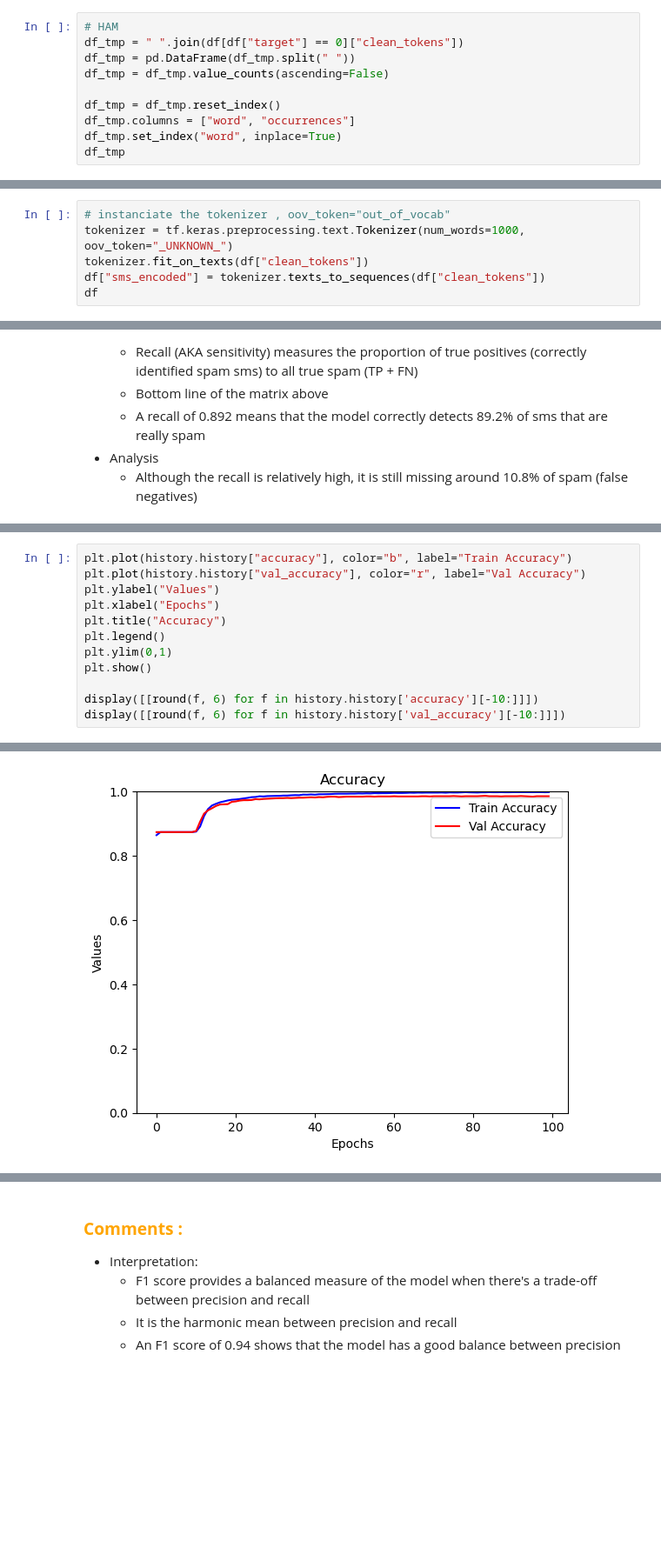
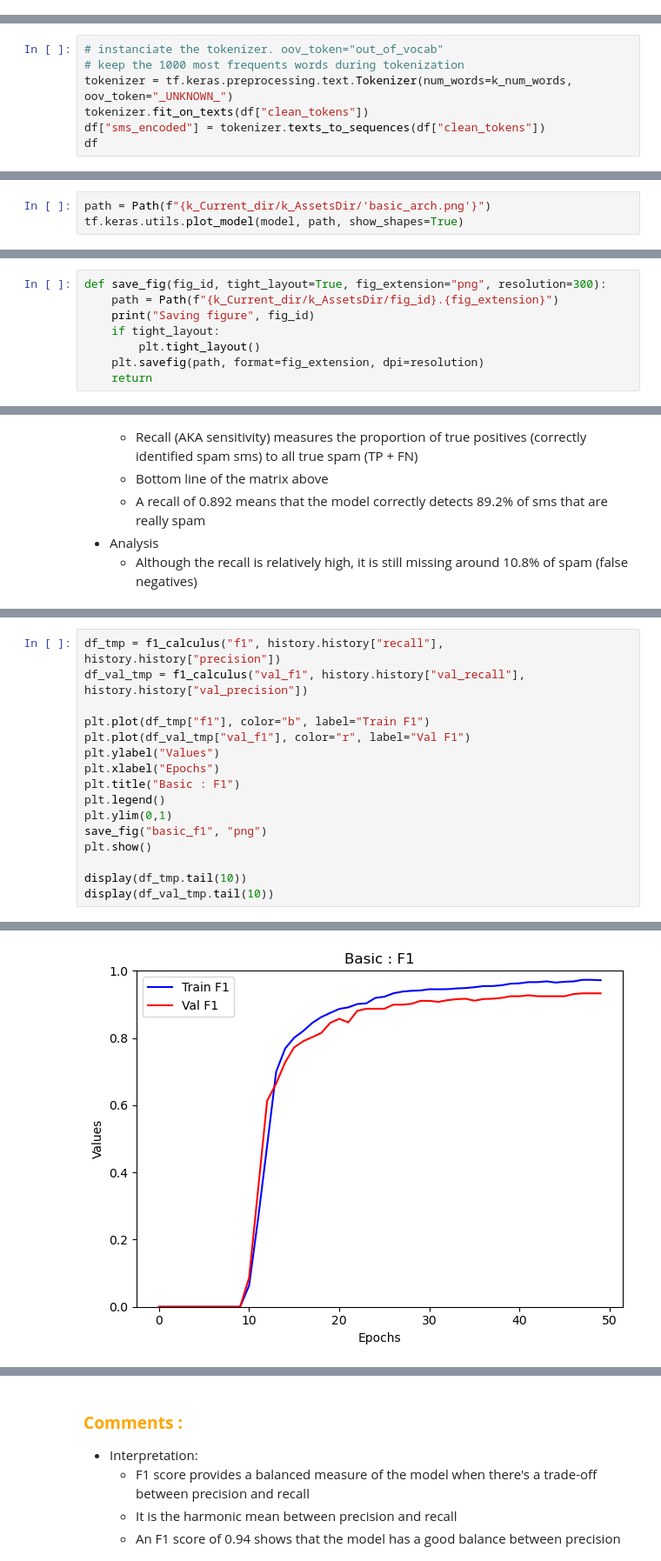
Before and after one commit to 40tude/02_Data-Science_Fullstack_march_2024, a Jupyter notebook: 07_deep_learning/99_Project_ATT/02_att.ipynb, the cells around one changed output, grey strips where cells are left out. Shown at 87% size. Cells and saved outputs as stored; diff of their text form; blank space fills up the shorter version.

```diff
--- a/07_deep_learning/99_Project_ATT/02_att.ipynb
+++ b/07_deep_learning/99_Project_ATT/02_att.ipynb
@@ -422,10 +403,0 @@ df_tmp
-# %%
-# HAM
-df_tmp = " ".join(df[df["target"] == 0]["clean_tokens"])
-df_tmp = pd.DataFrame(df_tmp.split(" "))
-df_tmp = df_tmp.value_counts(ascending=False)
-
-df_tmp = df_tmp.reset_index()
-df_tmp.columns = ["word", "occurrences"]
-df_tmp.set_index("word", inplace=True)
-df_tmp
@@ -447,8 +477,9 @@ df_tmp
 # %% [markdown]
 ## Tokenization
 # %%
-# instanciate the tokenizer , oov_token="out_of_vocab"
-tokenizer = tf.keras.preprocessing.text.Tokenizer(num_words=1000, oov_token="_UNKNOWN_")
+# instanciate the tokenizer. oov_token="out_of_vocab"
+# keep the 1000 most frequents words during tokenization
+tokenizer = tf.keras.preprocessing.text.Tokenizer(num_words=k_num_words, oov_token="_UNKNOWN_")
 tokenizer.fit_on_texts(df["clean_tokens"])
 df["sms_encoded"] = tokenizer.texts_to_sequences(df["clean_tokens"])
 df
@@ -560,0 +597,3 @@ _________________________________________________________________
+# %%
+path = Path(f"{k_Current_dir/k_AssetsDir/'basic_arch.png'}")
+tf.keras.utils.plot_model(model, path, show_shapes=True)
@@ -648,3 +656,11 @@ display([[round(f, 6) for f in history.history['val_loss'][-10:]]])
 * Can I accept to see an sms from my beloved CEO classified as spam? No!
 * So I want FP to tend towards 0 and precision $\frac{TP}{TP+FP}$ towards 1 (even if the recall, $\frac{TP}{TP+FN}$, is not that great )
 * I decide to favour precision over recall
+# %%
+def save_fig(fig_id, tight_layout=True, fig_extension="png", resolution=300):
+    path = Path(f"{k_Current_dir/k_AssetsDir/fig_id}.{fig_extension}")
+    print("Saving figure", fig_id)
+    if tight_layout:
+        plt.tight_layout()
+    plt.savefig(path, format=fig_extension, dpi=resolution)
+    return
@@ -738,13 +861,17 @@ display([[round(f, 6) for f in history.history['val_recall'][-10:]]])
 # %%
-plt.plot(history.history["accuracy"], color="b", label="Train Accuracy")
-plt.plot(history.history["val_accuracy"], color="r", label="Val Accuracy")
+df_tmp = f1_calculus("f1", history.history["recall"], history.history["precision"])
+df_val_tmp = f1_calculus("val_f1", history.history["val_recall"], history.history["val_precision"])
+
+plt.plot(df_tmp["f1"], color="b", label="Train F1")
+plt.plot(df_val_tmp["val_f1"], color="r", label="Val F1")
 plt.ylabel("Values")
 plt.xlabel("Epochs")
-plt.title("Accuracy")
+plt.title("Basic : F1")
 plt.legend()
 plt.ylim(0,1)
+save_fig("basic_f1", "png")
 plt.show()
 
-display([[round(f, 6) for f in history.history['accuracy'][-10:]]])
-display([[round(f, 6) for f in history.history['val_accuracy'][-10:]]])
+display(df_tmp.tail(10))
+display(df_val_tmp.tail(10))
 # %% [output]
@@ -751 +879 @@ display([[round(f, 6) for f in history.history['val_accuracy'][-10:]]])
-[figure, old version]
+[figure, new version]
```
Also changed, not shown: parts of 53 cells of this notebook, 17 other files.
